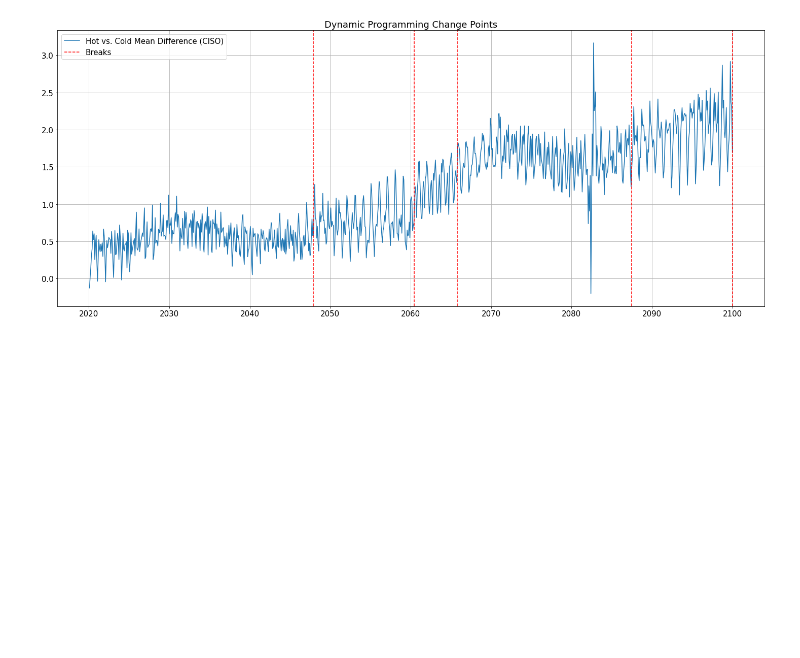
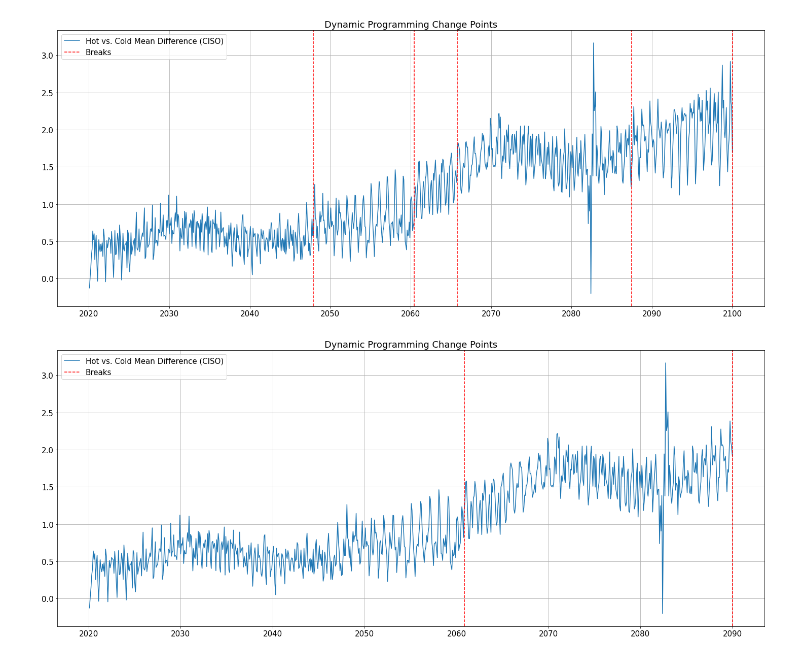
Before and after one commit to IMMM-SFA/misha_code, a Jupyter notebook: ruptures_test.ipynb, the cells around one changed output. Drawn from its saved outputs; the diff is of its cells as text; code cells hidden in the pictures; blank space fills up the shorter version.

Commit message:
attempts pelt method

```diff
--- a/ruptures_test.ipynb
+++ b/ruptures_test.ipynb
@@ -132,0 +199,47 @@ my_bkps = algo.predict(pen = 3)
+# %%
+aec_test = difference_values_general_test('CISO')
+# %%
+# trying the dynamic programming search method
+# convert Index to date-time and get time-series
+aec_test['Date'] = pd.to_datetime(aec_test['Index'])
+aec_test.set_index(aec_test['Date'], inplace = True)
+mean_ts = aec_test['Mean_Difference']
+
+# convert time series array to list
+mean_list = np.array(mean_ts.tolist())
+
+# estimate number of breaks
+n_breaks = 2  # what are the criteria here?
+
+# decide on the model ("l1", "l2", or "rbf" i.e. Gaussian) and apply the search method
+model = rpt.Dynp(model = "l1")
+
+# fit() takes the time-series list as input and fits the algorithm to the data
+model.fit(mean_list)
+
+# predict() works on top of trained model to predict the labels for the test data
+breaks = model.predict(n_bkps = n_breaks - 1)
+
+# create list of the indexes where breaks occur
+breaks_rpt = []
+for i in breaks:
+    breaks_rpt.append(mean_ts.index[i-1])
+breaks_rpt = pd.to_datetime(breaks_rpt)
+
+# plot the breaks from the dynp search method
+plt.figure(figsize=(25, 10))
+plt.rcParams['font.size'] = 15
+plt.plot(mean_ts, label = 'Hot vs. Cold Mean Difference (CISO)')
+plt.title('Dynamic Programming Change Points')
+print_legend = True
+for i in breaks_rpt:
+    if print_legend:
+        plt.axvline(i, color = 'red', linestyle = 'dashed', label = 'Breaks')
+        print_legend = False
+    else:
+        plt.axvline(i, color = 'red', linestyle = 'dashed')
+plt.grid()
+plt.legend()
+plt.show()
+# %% [output]
+[figure, added]
```
Also changed, not shown: parts of 4 cells of this notebook.
